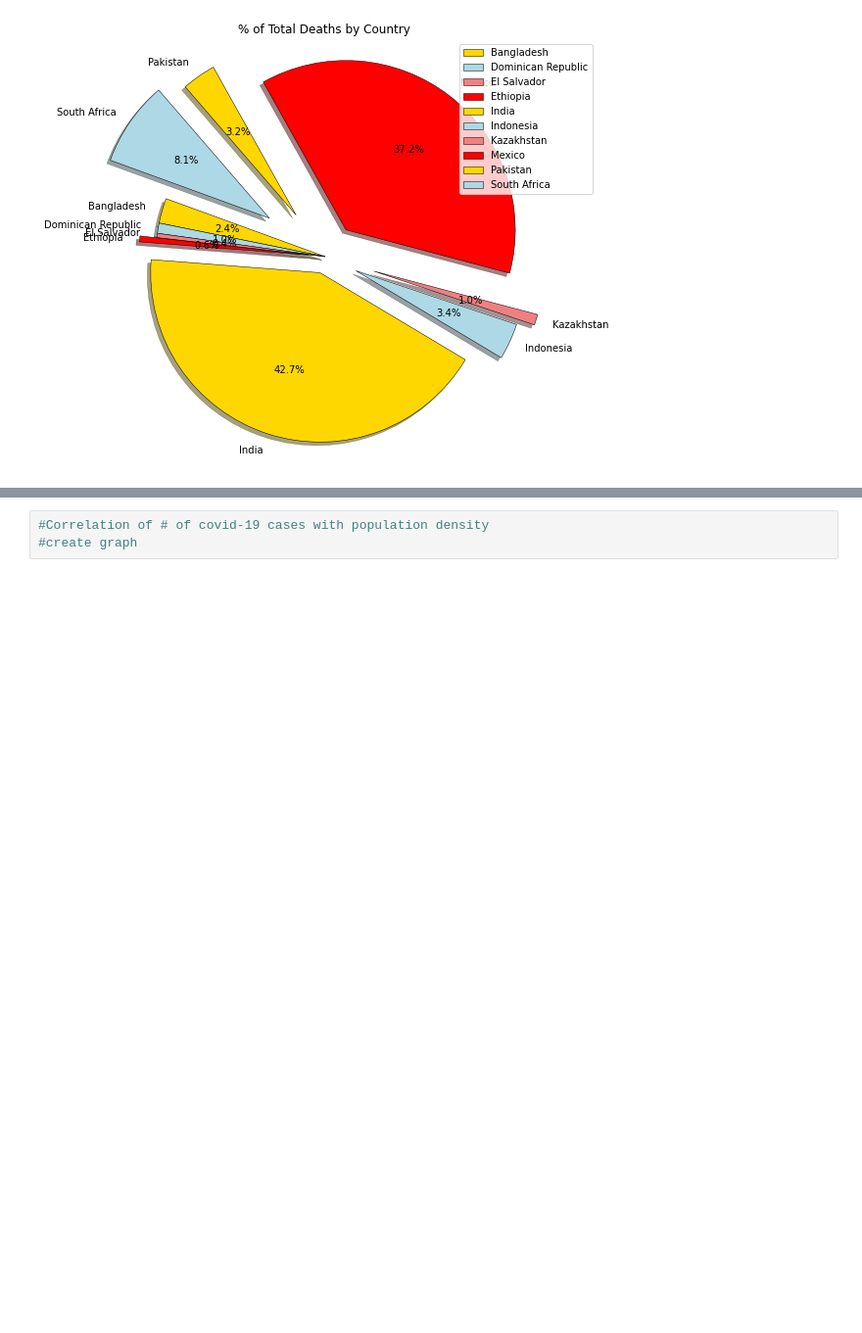
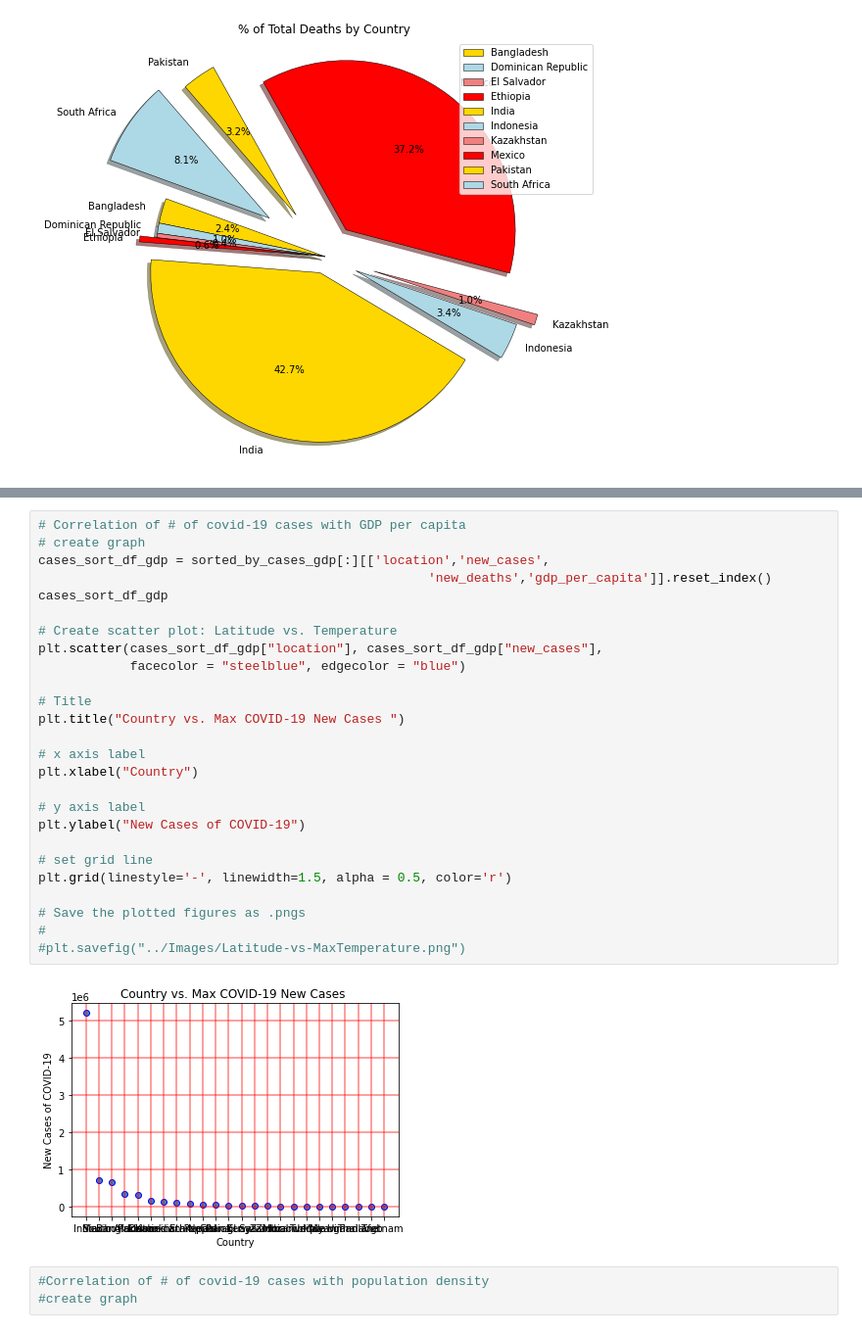
Before and after one commit to jjjdewan/ucb-data-visualization-msgrp-project1-covid-19, a Jupyter notebook: covid-19-project-challenge.ipynb, the cells around one changed output, grey strips where cells are left out. Shown: that part at 98% size. Drawn from its saved outputs; the diff is of its cells as text; blank space fills up the shorter version.

```diff
--- a/covid-19-project-challenge.ipynb
+++ b/covid-19-project-challenge.ipynb
@@ -320,3 +338,31 @@ plt.show()
+# %%
+# Correlation of # of covid-19 cases with GDP per capita
+# create graph
+cases_sort_df_gdp = sorted_by_cases_gdp[:][['location','new_cases',
+                                                   'new_deaths','gdp_per_capita']].reset_index()
+cases_sort_df_gdp
+
+# Create scatter plot: Latitude vs. Temperature
+plt.scatter(cases_sort_df_gdp["location"], cases_sort_df_gdp["new_cases"],
+            facecolor = "steelblue", edgecolor = "blue")
+
+# Title
+plt.title("Country vs. Max COVID-19 New Cases ")
+
+# x axis label
+plt.xlabel("Country")
+
+# y axis label
+plt.ylabel("New Cases of COVID-19")
+
+# set grid line
+plt.grid(linestyle='-', linewidth=1.5, alpha = 0.5, color='r')
+
+# Save the plotted figures as .pngs
+#
+#plt.savefig("../Images/Latitude-vs-MaxTemperature.png")
+# %% [output]
+[figure, added]
 # %%
 #Correlation of # of covid-19 cases with population density
 #create graph
```
Also changed, not shown: parts of 3 cells of this notebook.
